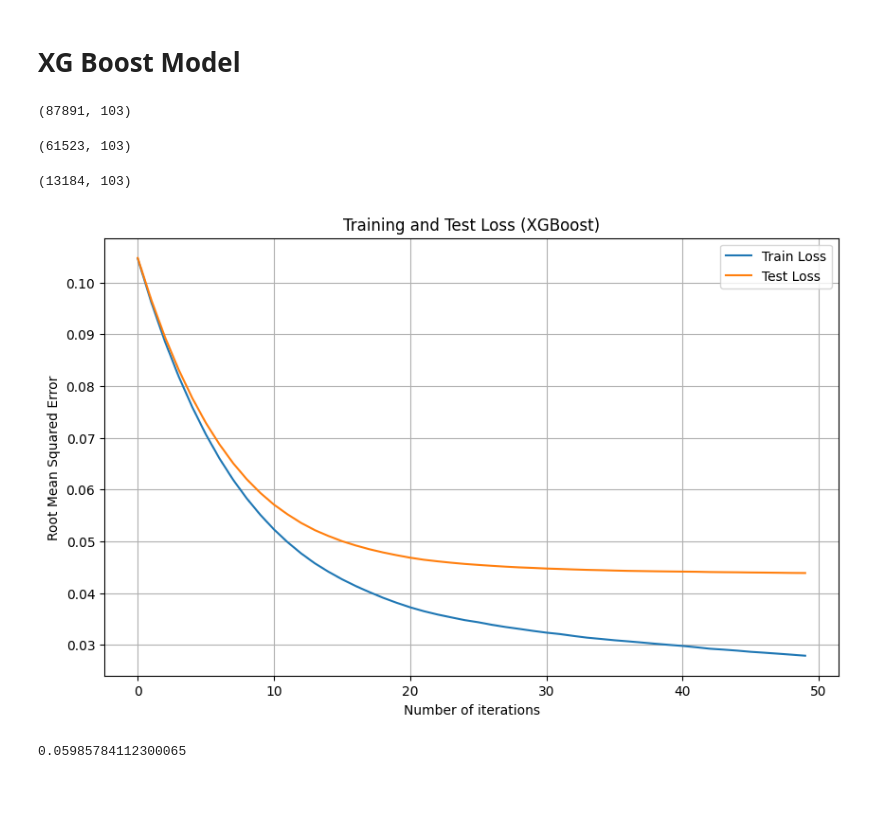
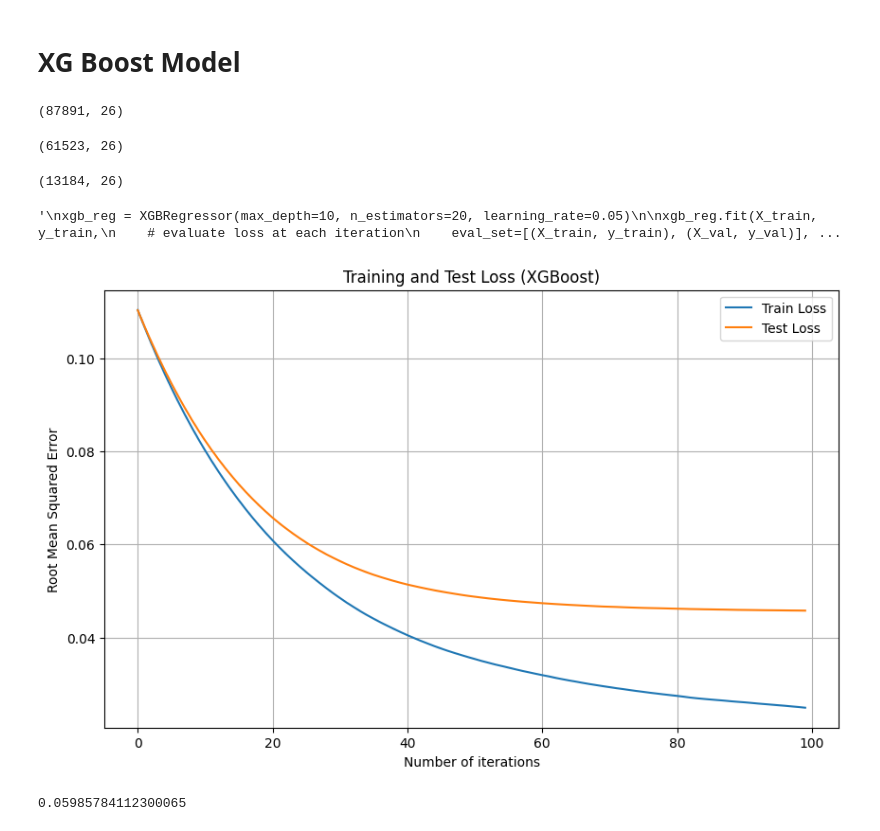
Before and after one commit to marcnaweb/car_recommendation_engine, a Jupyter notebook: notebooks/marc_price_model_v2b.ipynb, the cells around one changed output. Drawn from its saved outputs; the diff is of its cells as text; code cells hidden in the pictures; blank space fills up the shorter version.

Commit message:
got a better score : )

```diff
--- a/notebooks/marc_price_model_v2b.ipynb
+++ b/notebooks/marc_price_model_v2b.ipynb
@@ -82,3 +61,29 @@ year_features
+# %%
+#reiviewd after permutation analysis --> see heredown
+num_feat = ['Price_YoY',
+'Price R',
+'Doors',
+'Settings_Pickup truck',
+'Length between the axis',
+'Sidewall height',
+'Weight',
+'Car gearbox_Manual',
+'Height',
+'Maximum speed',
+'Acceleration',
+'Car payload',
+'Width',
+'Cylinder diameter',
+'Fuel tank',
+'Length',
+'Year_y',
+'Trunk',
+'Road consumption',
+'Light in the trunk',
+'Specific power',
+'Piston course',
+'Reader score',
+'Provenance']
 # %%
 
 # Impute then scale numerical values:
@@ -134,20 +139,20 @@ from xgboost import XGBRegressor
 #X_val_transformed = preprocessor.transform(X_val)
 X.shape
 # %% [output]
-(87891, 103)
+(87891, 26)
 # %%
 X_train.shape
 #X_train.shape
 # %% [output]
-(61523, 103)
+(61523, 26)
 # %%
 X_val.shape
 #X_val.shape
 # %% [output]
-(13184, 103)
+(13184, 26)
 # %%
-from xgboost import XGBRegressor
-
+from xgboost import XGBRegressor #commenting this out
+"""
 xgb_reg = XGBRegressor(max_depth=10, n_estimators=20, learning_rate=0.05)
 
 xgb_reg.fit(X_train, y_train,
@@ -158,33 +163,37 @@ xgb_reg.fit(X_train, y_train,
 )
 
 y_pred = xgb_reg.predict(X_val)
+
+"""
+# %% [output]
+'\nxgb_reg = XGBRegressor(max_depth=10, n_estimators=20, learning_rate=0.05)\n\nxgb_reg.fit(X_train, y_train,\n    # evaluate loss at each iteration\n    eval_set=[(X_train, y_train), (X_val, y_val)], ...
 # %%
 import xgboost as xgb
 import matplotlib.pyplot as plt
 
 # Assuming you have your X_train, y_train, X_test, and y_test data prepared
 
 # Define the XGBoost regressor
-xgb_regressor = xgb.XGBRegressor(max_depth=11,  learning_rate=0.1 , n_estimators=50 ) #  n_estimators=150 , scale_pos_weight = 1
+xgb_regressor = xgb.XGBRegressor(max_depth=13,  learning_rate=0.04 , n_estimators=100 ) #  n_estimators=150 , scale_pos_weight = 1
 
 # Fit the model with evaluation set
 eval_set = [(X_train, y_train), (X_test, y_test)]
 xgb_regressor.fit(X_train, y_train, eval_set=eval_set, eval_metric="rmse", verbose=False) #set verbose=True if you want to show al the results
 
 # Extract training and validation loss from the model's history
 results = xgb_regressor.evals_result()
 train_loss = results['validation_0']['rmse']
 test_loss = results['validation_1']['rmse']
 
 # Plot the train and test loss
 plt.figure(figsize=(10, 6))
 plt.plot(train_loss, label='Train Loss')
 plt.plot(test_loss, label='Test Loss')
 plt.xlabel('Number of iterations')
 plt.ylabel('Root Mean Squared Error')
 plt.title('Training and Test Loss (XGBoost)')
 plt.legend()
 plt.grid()
 plt.show()
 # %% [output]
-[figure, old version]
+[figure, new version]
```
Also changed, not shown: parts of 15 cells of this notebook.
